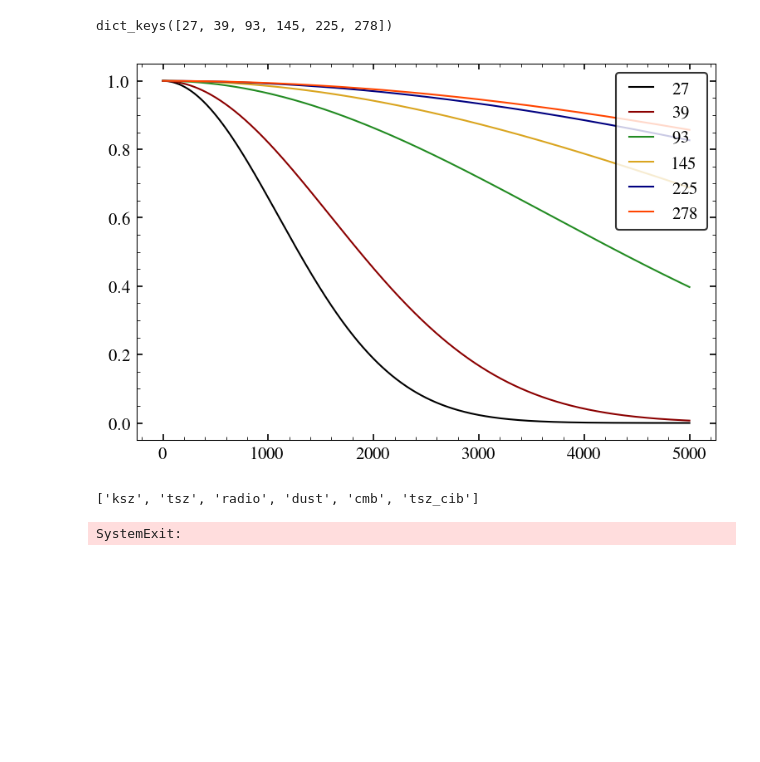
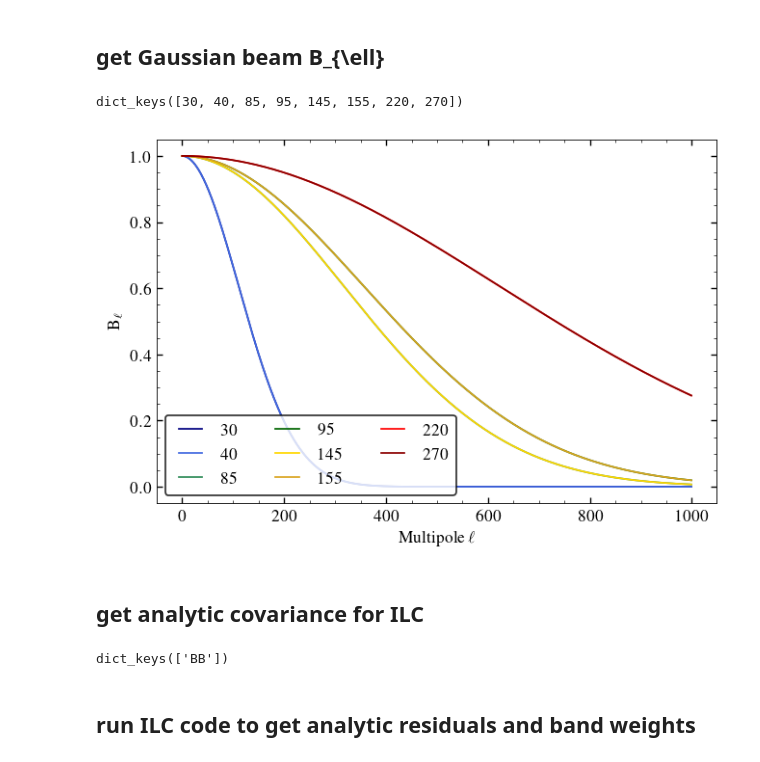
Before and after one commit to sriniraghunathan/DRAFT, a Jupyter notebook: lowell_BB/get_ilc_weights_and_residuals.ipynb, the cells around one changed output. Drawn from its saved outputs; the diff is of its cells as text; code cells hidden in the pictures; blank space fills up the shorter version.

```diff
--- a/lowell_BB/get_ilc_weights_and_residuals.ipynb
+++ b/lowell_BB/get_ilc_weights_and_residuals.ipynb
@@ -13,4 +24,4 @@ The autoreload extension is already loaded. To reload it, use:
 # %%
-rcParams['figure.dpi'] = 150
+rcParams['figure.dpi'] = 125
 rcParams['font.family'] = 'serif'
 rcParams["figure.facecolor"] = 'white'
@@ -41,9 +41,8 @@ remove_atm = param_dict['remove_atm']
 # %%
 #S4 specs
-expname = 's4wide'
-#expname = 'cmbhd'
-#expname = 's4deep'
+#expname = 's4wide'
 #expname = 's4deepv3r025' #20201019
+expname = 's4sat'
 specs_dic, corr_noise_bands, rho, corr_noise = exp_specs.get_exp_specs(expname, remove_atm = remove_atm)
 freqarr = sorted( specs_dic.keys() )
 nc = len( freqarr )
@@ -51,3 +50,8 @@ freqcalib_fac = None
 final_comp = 'cmb'
 TParr = ['T', 'P']
 which_spec_arr = ['BB']
+Tcmb = 2.7
+
+colordic = {27:'navy', 39:'royalblue', 93: 'darkgreen', 145: 'goldenrod', 225: 'red', 278: 'darkred'}
+if expname == 's4sat':
+    colordic = {30:'navy', 40:'royalblue', 85: 'seagreen', 95: 'darkgreen', 145: 'gold', 155: 'goldenrod', 220: 'red', 270: 'darkred'}
@@ -82,5 +88,7 @@ for TP in TParr:
         freqarr, beamarr, noisearr, elkneearr, alphakneearr = freqarr, beamarr, noisearr_P, elkneearr_P, alphakneearr_P
 
     for (freq, beam, noise, elknee, alphaknee) in zip(freqarr, beamarr, noisearr, elkneearr, alphakneearr):
+        if noise is None:
+            noise = 1e-10
         beam_noise_dic[TP][freq] = [beam, noise]
         elknee_dic[TP][freq] = [elknee, alphaknee]
@@ -105,8 +115,25 @@ for TP in TParr:
                 else:
                     nl = np.zeros( len(el) )
             nl[el<=param_dict['lmin']] = 0.
-
             nl_dic[TP][(freq1, freq2)] = nl
 
 print(nl_dic['T'].keys())
+
+if (1):#get beam deconvolved noise nls
+    ax = subplot(111, yscale = 'log')
+    for freq in freqarr:
+        beamval, noiseval = beam_noise_dic[TP][freq]
+        if noiseval == 1e-10: continue
+        for TP in TParr:
+            if TP == 'P':
+                labval = r'%s: %s$^{\prime}$, %.2f uK-arcmin' %(freq, beamval, noiseval)
+                lsval = '-'
+            else:
+                labval = None
+                lsval = '--'
+            plot(el, nl_dic[TP][(freq, freq)], ls = lsval, label = labval, color = colordic[freq])
+    plot([], [], 'k-', label = r'T')
+    plot([], [], 'k--', label = r'P')
+    legend(loc = 1, fontsize = 8, ncol = 2)
+    xlabel(r'Multipole $\ell$'); ylabel(r'N$_{\ell}$ [$\mu$K$^{2}$]')
 # %% [output]
@@ -114,14 +142,19 @@ dict_keys([(27, 27), (27, 39), (27, 93), (27, 145), (27, 225), (27, 278), (39, 2
+# %% [markdown]
+## get Gaussian beam B_{\ell}
 # %%
 #get beams
 bl_dic = misc.get_beam_dic(freqarr, beam_noise_dic['T'], param_dict['lmax'])
 print(bl_dic.keys())
 if (1):
     for freq in freqarr:
-        plot(bl_dic[freq], label = freq)
-    legend(loc = 1)
+        plot(bl_dic[freq], label = freq, color = colordic[freq])
+    legend(loc = 3, ncol = 3)
+    xlabel(r'Multipole $\ell$'); ylabel(r'B$_{\ell}$')
 # %% [output]
-dict_keys([27, 39, 93, 145, 225, 278])
+dict_keys([30, 40, 85, 95, 145, 155, 220, 270])
-[figure, old version]
+[figure, new version]
+# %% [markdown]
+## get analytic covariance for ILC
 # %%
 #get the CMB, noise, and foreground covriance
 try:
@@ -136,7 +169,7 @@ fg_cl_dic = {}
 for which_spec in which_spec_arr:
     if which_spec == 'TT':
         el, cl_dic[which_spec], fg_cl_dic[which_spec] = ilc.get_analytic_covariance(param_dict, freqarr, el = el, \
-                nl_dic = nl_dic['T'], ignore_fg = ignore_fg, include_gal = include_gal, bl_dic = bl_dic, reduce_cib_power = reduce_cib_power, cl_multiplier_dic = cl_multiplier_dic)
+                nl_dic = nl_dic['T'], ignore_fg = ignore_fg, include_gal = include_gal, bl_dic = bl_dic)
     else:
         el, cl_dic[which_spec], fg_cl_dic[which_spec] = ilc.get_analytic_covariance\
                     (param_dict, freqarr, el = el, nl_dic = nl_dic['P'], ignore_fg = ignore_fg, which_spec = which_spec, \
@@ -144,9 +177,8 @@ for which_spec in which_spec_arr:
                     pol_frac_per_cent_radio = param_dict['pol_frac_per_cent_radio'], \
                     pol_frac_per_cent_tsz = param_dict['pol_frac_per_cent_tsz'], \
                     pol_frac_per_cent_ksz = param_dict['pol_frac_per_cent_ksz'], \
-                    include_gal = include_gal, bl_dic = bl_dic, reduce_cib_power = reduce_cib_power)
-print(cl_dic.keys(), cl_dic.keys())
-print(el)
+                    include_gal = include_gal, bl_dic = bl_dic)
+print(cl_dic.keys())
+#print(el)
 # %% [output]
-['ksz', 'tsz', 'radio', 'dust', 'cmb', 'tsz_cib']
+dict_keys(['BB'])
-SystemExit:
@@ -164,2 +185,4 @@ colordic[145] = 'darkgreen'
+# %% [markdown]
+## run ILC code to get analytic residuals and band weights
 # %%
 #get the residual power now
```
Also changed, not shown: parts of 20 cells of this notebook, 5 other files.
